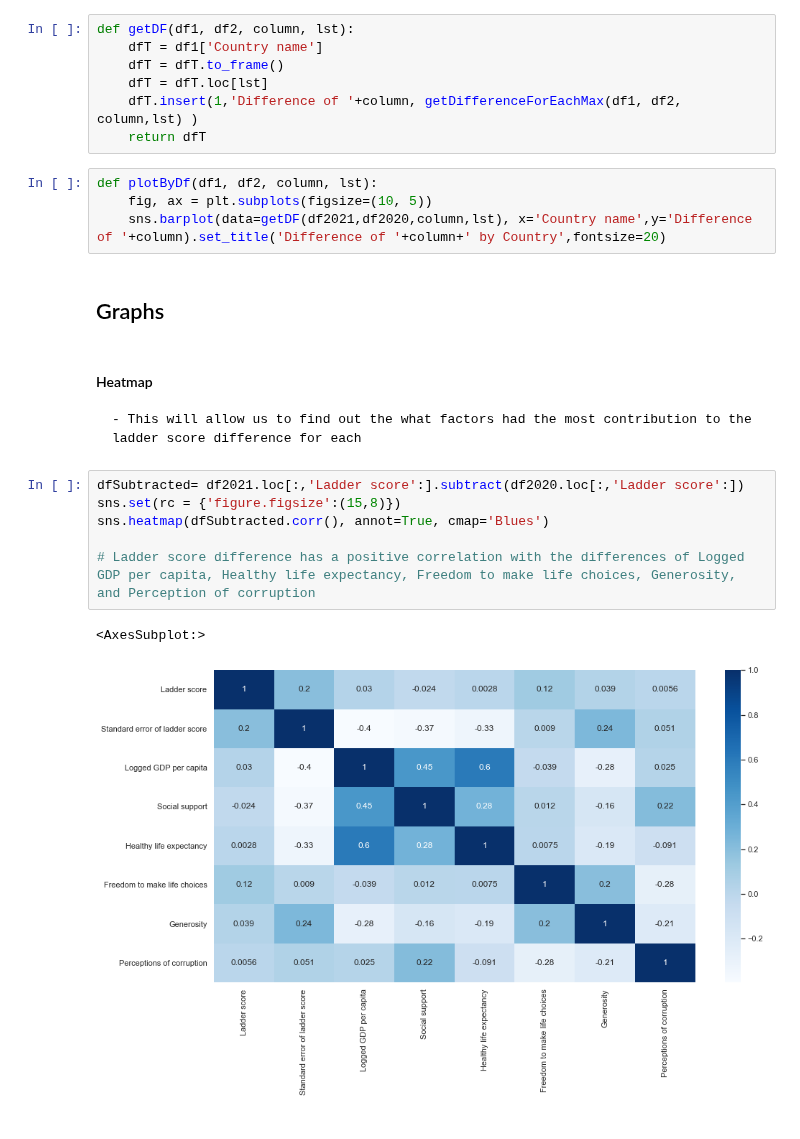
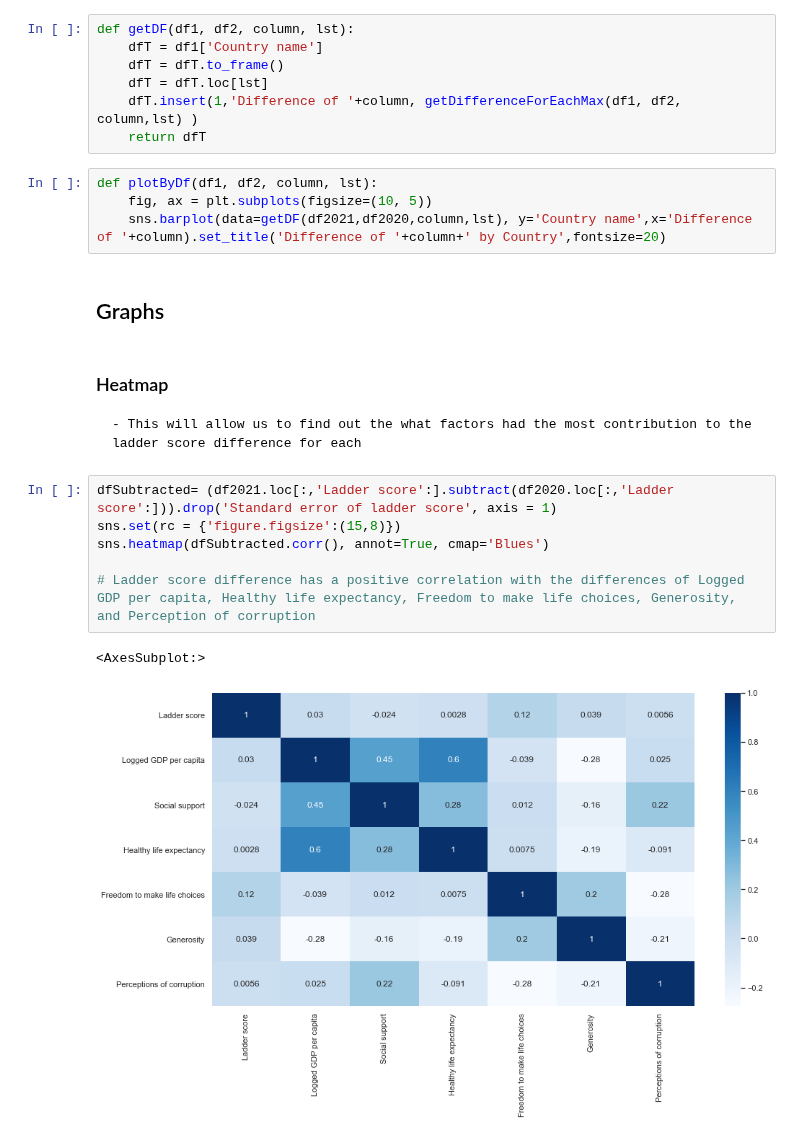
Before and after one commit to Shaheer02/World-Happiness-Report-2021-Analysis, a Jupyter notebook: analysis/submitted/milestone3.ipynb, the cells around one changed output. Drawn from its saved outputs; the diff is of its cells as text.

```diff
--- a/analysis/submitted/milestone3.ipynb
+++ b/analysis/submitted/milestone3.ipynb
@@ -959,19 +961,19 @@ def getDF(df1, df2, column, lst):
 # %%
 def plotByDf(df1, df2, column, lst):
     fig, ax = plt.subplots(figsize=(10, 5))
-    sns.barplot(data=getDF(df2021,df2020,column,lst), x='Country name',y='Difference of '+column).set_title('Difference of '+column+' by Country',fontsize=20)
+    sns.barplot(data=getDF(df2021,df2020,column,lst), y='Country name',x='Difference of '+column).set_title('Difference of '+column+' by Country',fontsize=20)
 # %% [markdown]
 ## Graphs
 # %% [markdown]
-#### Heatmap
+### Heatmap
     - This will allow us to find out the what factors had the most contribution to the ladder score difference for each
 # %%
-dfSubtracted= df2021.loc[:,'Ladder score':].subtract(df2020.loc[:,'Ladder score':])
+dfSubtracted= (df2021.loc[:,'Ladder score':].subtract(df2020.loc[:,'Ladder score':])).drop('Standard error of ladder score', axis = 1)
 sns.set(rc = {'figure.figsize':(15,8)})
 sns.heatmap(dfSubtracted.corr(), annot=True, cmap='Blues')
 
 # Ladder score difference has a positive correlation with the differences of Logged GDP per capita, Healthy life expectancy, Freedom to make life choices, Generosity, and Perception of corruption
 # %% [output]
 <AxesSubplot:>
-[figure, old version]
+[figure, new version]
 # %% [markdown]
```
Also changed, not shown: parts of 36 cells of this notebook, 2 other files.
